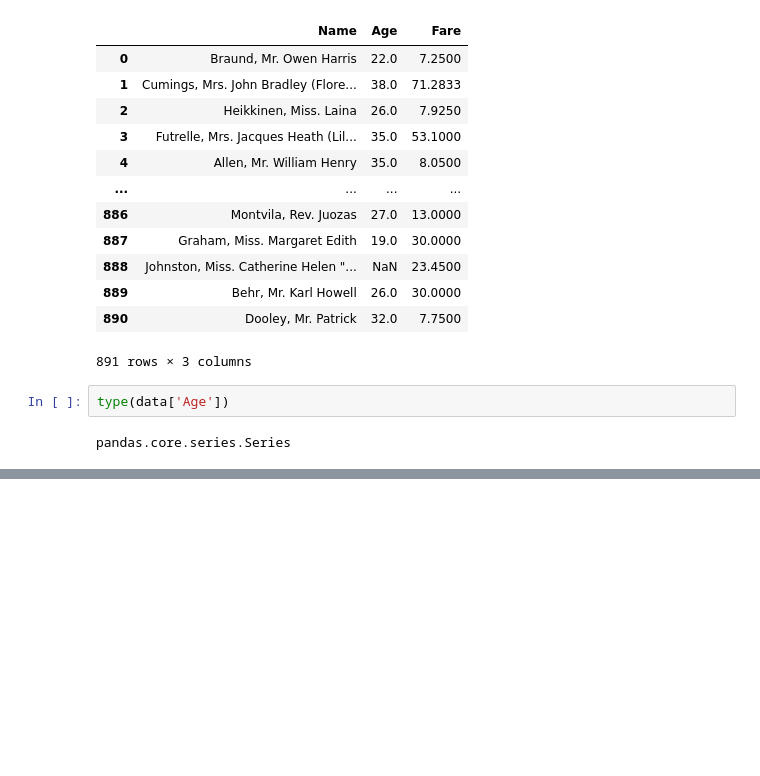
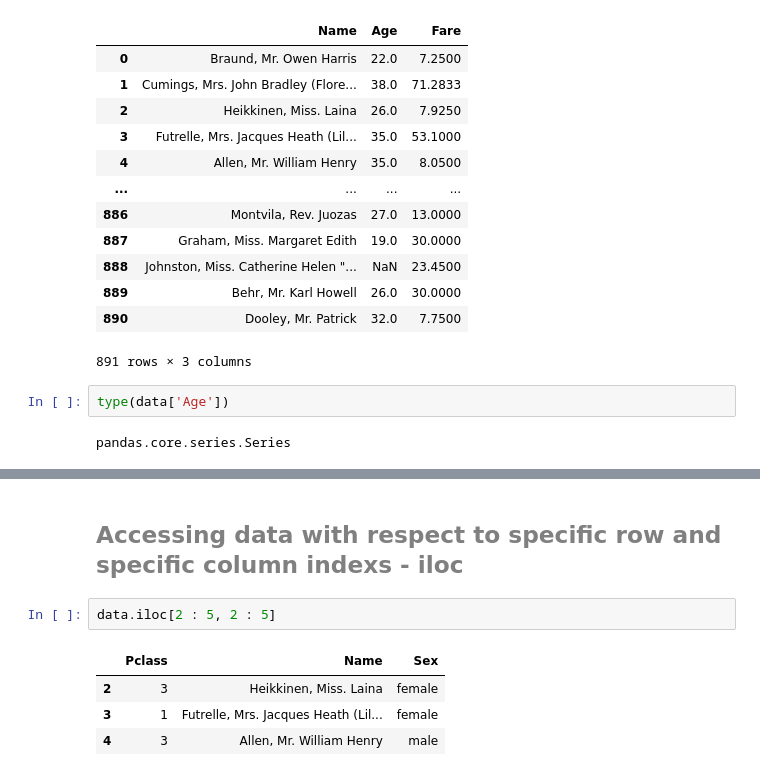
Before and after one commit to KhdaraBasha/Data-Engineer, a Jupyter notebook: Python/basics/python_power_of_pandas.ipynb, the cells around one changed output, grey strips where cells are left out. Saved outputs shown, nothing was run; the diff lists cells and outputs as text; blank space fills up the shorter version.

```diff
--- a/Python/basics/python_power_of_pandas.ipynb
+++ b/Python/basics/python_power_of_pandas.ipynb
@@ -139,0 +164,9 @@ pandas.core.series.Series
+# %% [markdown]
+## <span style='color:grey'><strong>Accessing data with respect to specific row and specific column indexs - iloc</strong></span>
+# %%
+data.iloc[2 : 5, 2 : 5]
+# %% [output]
+|  | Pclass | Name | Sex |
+| 2 | 3 | Heikkinen, Miss. Laina | female |
+| 3 | 1 | Futrelle, Mrs. Jacques Heath (Lil... | female |
+| 4 | 3 | Allen, Mr. William Henry | male |
```
Also changed, not shown: parts of 5 cells of this notebook, 3 other files.
